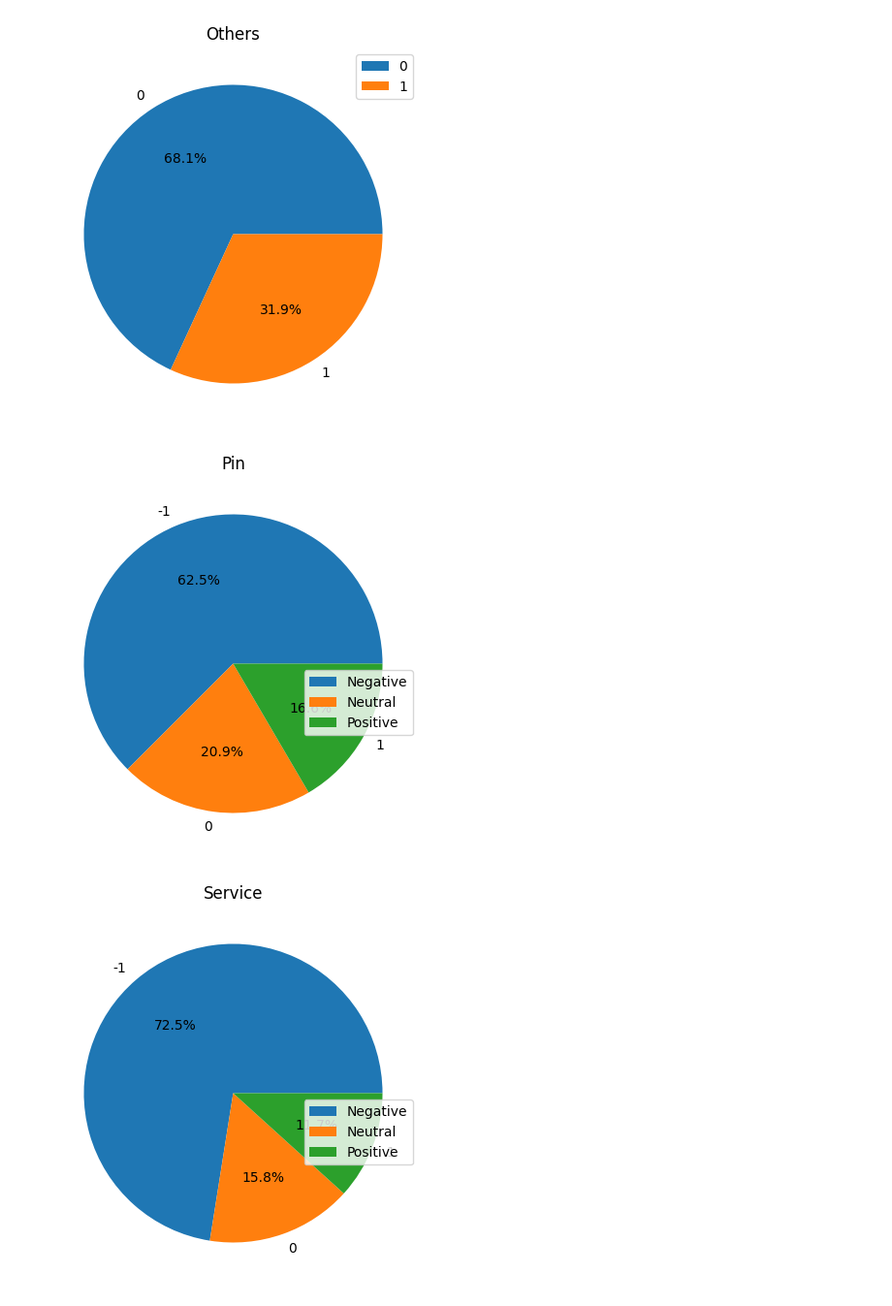
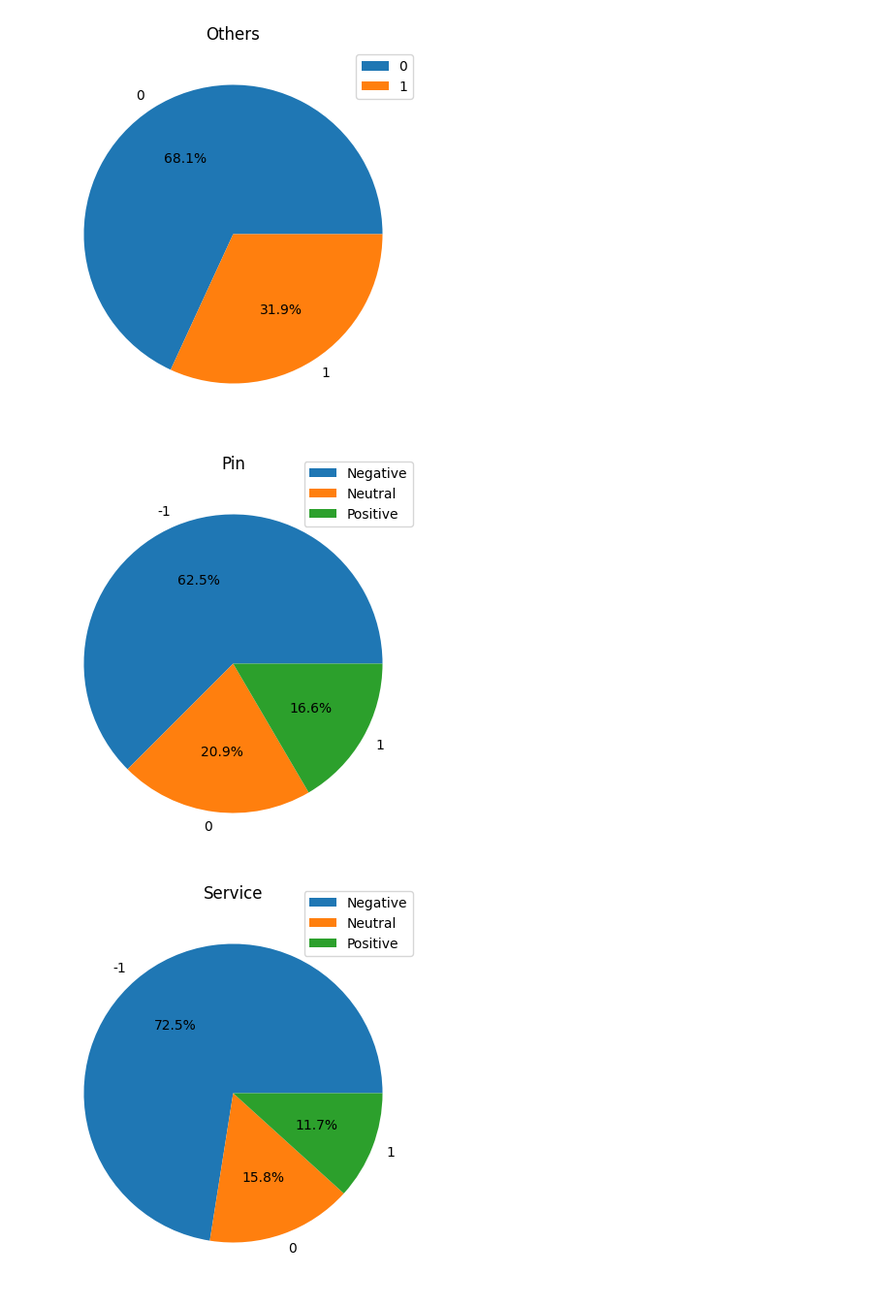
Before and after one commit to manhbd-22022602/Mobile-e-commerce-review-analysis, a Jupyter notebook: Report/data_analysis.ipynb, the cells around one changed output. Shown: that part at 97% size. Drawn from its saved outputs; the diff is of its cells as text; code cells hidden in the pictures.

```diff
--- a/Report/data_analysis.ipynb
+++ b/Report/data_analysis.ipynb
@@ -107,34 +107,34 @@ plt.show()
 # %%
 import matplotlib.pyplot as plt
 
 # Biểu đồ cho cột 'SPin'
 plt.figure(figsize=(5, 5))
 labels = ['-1', '0', '1']
 plt.pie(train['SPin'].value_counts(), labels=labels, autopct='%1.1f%%')
 plt.title('Pin')
-plt.legend(['Negative', 'Neutral', 'Positive'], bbox_to_anchor=(1, 0.5), loc="upper right")  # Thêm chú thích và điều chỉnh vị trí
+plt.legend(['Negative', 'Neutral', 'Positive'], bbox_to_anchor=(1, 1.06), loc="upper right")  # Thêm chú thích và điều chỉnh vị trí
 plt.show()
 
 # Biểu đồ cho cột 'SSer'
 plt.figure(figsize=(5, 5))
 plt.pie(train['SSer'].value_counts(), labels=labels, autopct='%1.1f%%')
 plt.title('Service')
-plt.legend(['Negative', 'Neutral', 'Positive'], bbox_to_anchor=(1, 0.5), loc="upper right")  # Thêm chú thích và điều chỉnh vị trí
+plt.legend(['Negative', 'Neutral', 'Positive'], bbox_to_anchor=(1, 1.06), loc="upper right")  # Thêm chú thích và điều chỉnh vị trí
 plt.show()
 
 # Biểu đồ cho cột 'SGeneral'
 plt.figure(figsize=(5, 5))
 plt.pie(train['SGeneral'].value_counts(), labels=labels, autopct='%1.1f%%')
 plt.title('General')
-plt.legend(['Negative', 'Neutral', 'Positive'], bbox_to_anchor=(1, 0.5), loc="upper right")  # Thêm chú thích và điều chỉnh vị trí
+plt.legend(['Negative', 'Neutral', 'Positive'], bbox_to_anchor=(1, 1.06), loc="upper right")  # Thêm chú thích và điều chỉnh vị trí
 plt.show()
 
 # Biểu đồ cho cột 'SOth'
 plt.figure(figsize=(5, 5))
 plt.pie(train['SOth'].value_counts(), labels=labels, autopct='%1.1f%%')
 plt.title('Others')
-plt.legend(['Negative', 'Neutral', 'Positive'], bbox_to_anchor=(1, 0.5), loc="upper right")  # Thêm chú thích và điều chỉnh vị trí
+plt.legend(['Negative', 'Neutral', 'Positive'], bbox_to_anchor=(1, 1.06), loc="upper right")  # Thêm chú thích và điều chỉnh vị trí
 plt.show()
 # %% [output]
-[figure, old version]
+[figure, new version]
-[figure, old version]
+[figure, new version]
```
Also changed, not shown: parts of 2 cells of this notebook.
